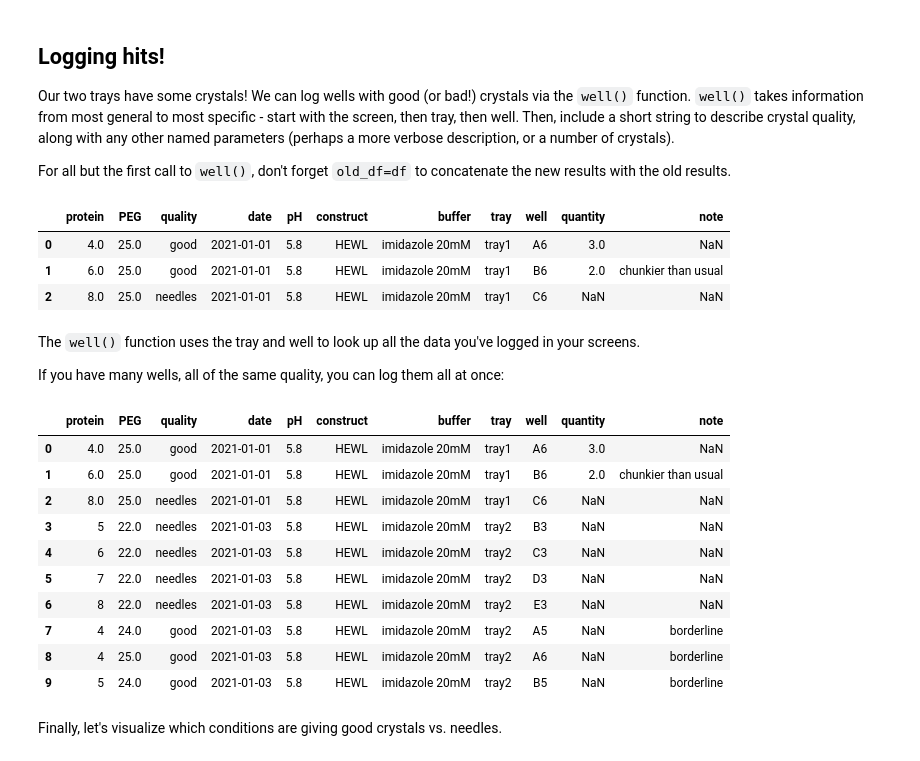
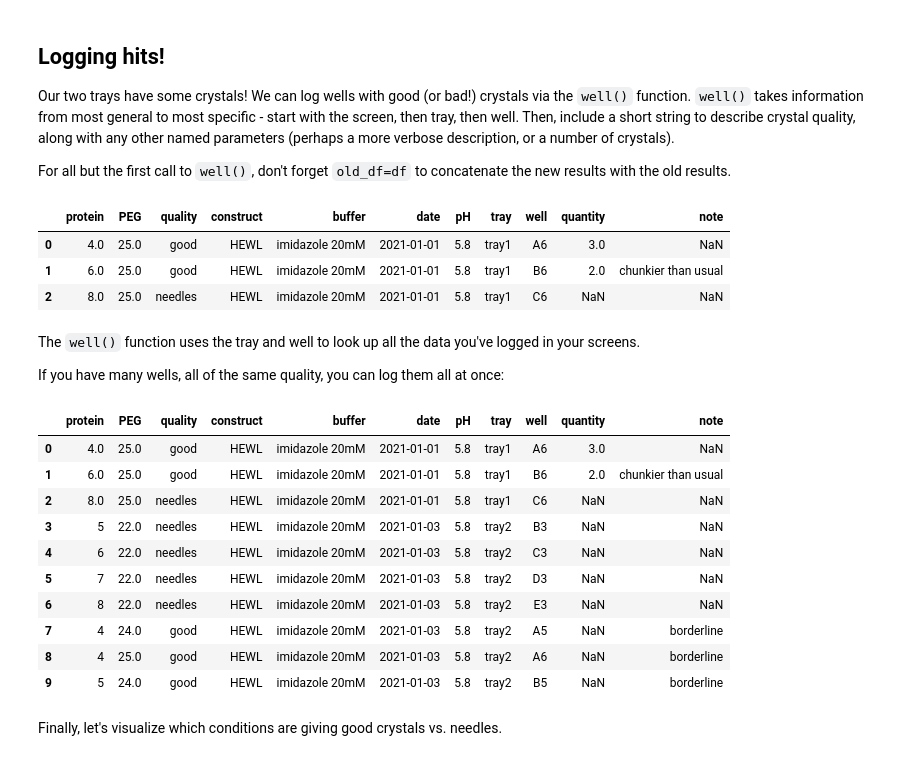
Before and after one commit to dennisbrookner/traytable, a Jupyter notebook: 1_sample.ipynb, the cells around one changed output. Drawn from its saved outputs; the diff is of its cells as text; code cells hidden in the pictures.

```diff
--- a/1_sample.ipynb
+++ b/1_sample.ipynb
@@ -22,7 +22,7 @@ Most importantly, `tray()` accepts arguments `rows` and `cols` to specify the va
  - with a list of numbers equal in length to the number of rows/columns, which get mapped to rows/columns explicitly
  - with a single number, which will be used for all rows/columns
 # %%
-myscreen = tt.tray(myscreen, 'tray1', date = '2021-01-01', pH = 5.8,
-                  rows = [4,18],
-                  cols = [20,25])
+tray1 = tt.tray(myscreen, date = '2021-01-01', pH = 5.8,
+                rows = [4,18],
+                cols = [20,25])
 # %% [markdown]
@@ -30,6 +30,6 @@ The `clonetray()` method clones a tray with useage `clonetray(screen, oldtray, n
 # %%
-myscreen = tt.clonetray(myscreen, 'tray1', 'tray2', date = '2021-01-03',
-                       rows = [4, 5, 6, 7, 8, 10, 12, 14])
+tray2 = tt.clonetray(tray1, date = '2021-01-03',
+                     rows = [4, 5, 6, 7, 8, 10, 12, 14])
 # %% [markdown]
 In this case, using `clonetray()` instead of `tray()` saves you from having to re-specify the pH and the column values, which haven't changed from the previous tray.
 # %% [markdown]
@@ -38,36 +38,36 @@ Our two trays have some crystals! We can log wells with good (or bad!) crystals
 
 For all but the first call to `well()`, don't forget `old_df=df` to concatenate the new results with the old results.
 # %%
-df = tt.well(myscreen, 'tray1', 'A6', 'good', quantity = 3)
-df = tt.well(myscreen, 'tray1', 'B6', 'good', quantity = 2, note = "chunkier than usual", old_df=df)
-df = tt.well(myscreen, 'tray1', 'C6', 'needles', old_df=df)
+df = tt.well(tray1, 'A6', 'good', quantity = 3)
+df = tt.well(tray1, 'B6', 'good', quantity = 2, note = "chunkier than usual", old_df=df)
+df = tt.well(tray1, 'C6', 'needles', old_df=df)
 # %%
 df
 # %% [output]
-|  | protein | PEG | quality | date | pH | construct | buffer | tray | well | quantity | note |
-| 0 | 4.0 | 25.0 | good | 2021-01-01 | 5.8 | HEWL | imidazole 20mM | tray1 | A6 | 3.0 | NaN |
-| 1 | 6.0 | 25.0 | good | 2021-01-01 | 5.8 | HEWL | imidazole 20mM | tray1 | B6 | 2.0 | chunkier than usual |
-| 2 | 8.0 | 25.0 | needles | 2021-01-01 | 5.8 | HEWL | imidazole 20mM | tray1 | C6 | NaN | NaN |
+|  | protein | PEG | quality | construct | buffer | date | pH | tray | well | quantity | note |
+| 0 | 4.0 | 25.0 | good | HEWL | imidazole 20mM | 2021-01-01 | 5.8 | tray1 | A6 | 3.0 | NaN |
+| 1 | 6.0 | 25.0 | good | HEWL | imidazole 20mM | 2021-01-01 | 5.8 | tray1 | B6 | 2.0 | chunkier than usual |
+| 2 | 8.0 | 25.0 | needles | HEWL | imidazole 20mM | 2021-01-01 | 5.8 | tray1 | C6 | NaN | NaN |
 # %% [markdown]
 The `well()` function uses the tray and well to look up all the data you've logged in your screens.
 
 If you have many wells, all of the same quality, you can log them all at once:
 # %%
-df = tt.well(myscreen, 'tray2', ['B3', 'C3', 'D3', 'E3'], 'needles', old_df=df)
-df = tt.well(myscreen, 'tray2', ['A5', 'A6', 'B5'], 'good', old_df=df, note='borderline')
+df = tt.well(tray2, ['B3', 'C3', 'D3', 'E3'], 'needles', old_df=df)
+df = tt.well(tray2, ['A5', 'A6', 'B5'], 'good', old_df=df, note='borderline')
 df
 # %% [output]
-|  | protein | PEG | quality | date | pH | construct | buffer | tray | well | quantity | note |
-| 0 | 4.0 | 25.0 | good | 2021-01-01 | 5.8 | HEWL | imidazole 20mM | tray1 | A6 | 3.0 | NaN |
-| 1 | 6.0 | 25.0 | good | 2021-01-01 | 5.8 | HEWL | imidazole 20mM | tray1 | B6 | 2.0 | chunkier than usual |
-| 2 | 8.0 | 25.0 | needles | 2021-01-01 | 5.8 | HEWL | imidazole 20mM | tray1 | C6 | NaN | NaN |
-| 3 | 5 | 22.0 | needles | 2021-01-03 | 5.8 | HEWL | imidazole 20mM | tray2 | B3 | NaN | NaN |
-| 4 | 6 | 22.0 | needles | 2021-01-03 | 5.8 | HEWL | imidazole 20mM | tray2 | C3 | NaN | NaN |
-| 5 | 7 | 22.0 | needles | 2021-01-03 | 5.8 | HEWL | imidazole 20mM | tray2 | D3 | NaN | NaN |
-| 6 | 8 | 22.0 | needles | 2021-01-03 | 5.8 | HEWL | imidazole 20mM | tray2 | E3 | NaN | NaN |
-| 7 | 4 | 24.0 | good | 2021-01-03 | 5.8 | HEWL | imidazole 20mM | tray2 | A5 | NaN | borderline |
-| 8 | 4 | 25.0 | good | 2021-01-03 | 5.8 | HEWL | imidazole 20mM | tray2 | A6 | NaN | borderline |
-| 9 | 5 | 24.0 | good | 2021-01-03 | 5.8 | HEWL | imidazole 20mM | tray2 | B5 | NaN | borderline |
+|  | protein | PEG | quality | construct | buffer | date | pH | tray | well | quantity | note |
+| 0 | 4.0 | 25.0 | good | HEWL | imidazole 20mM | 2021-01-01 | 5.8 | tray1 | A6 | 3.0 | NaN |
+| 1 | 6.0 | 25.0 | good | HEWL | imidazole 20mM | 2021-01-01 | 5.8 | tray1 | B6 | 2.0 | chunkier than usual |
+| 2 | 8.0 | 25.0 | needles | HEWL | imidazole 20mM | 2021-01-01 | 5.8 | tray1 | C6 | NaN | NaN |
+| 3 | 5 | 22.0 | needles | HEWL | imidazole 20mM | 2021-01-03 | 5.8 | tray2 | B3 | NaN | NaN |
+| 4 | 6 | 22.0 | needles | HEWL | imidazole 20mM | 2021-01-03 | 5.8 | tray2 | C3 | NaN | NaN |
+| 5 | 7 | 22.0 | needles | HEWL | imidazole 20mM | 2021-01-03 | 5.8 | tray2 | D3 | NaN | NaN |
+| 6 | 8 | 22.0 | needles | HEWL | imidazole 20mM | 2021-01-03 | 5.8 | tray2 | E3 | NaN | NaN |
+| 7 | 4 | 24.0 | good | HEWL | imidazole 20mM | 2021-01-03 | 5.8 | tray2 | A5 | NaN | borderline |
+| 8 | 4 | 25.0 | good | HEWL | imidazole 20mM | 2021-01-03 | 5.8 | tray2 | A6 | NaN | borderline |
+| 9 | 5 | 24.0 | good | HEWL | imidazole 20mM | 2021-01-03 | 5.8 | tray2 | B5 | NaN | borderline |
 # %% [markdown]
 Finally, let's visualize which conditions are giving good crystals vs. needles.
 # %%
```
Also changed, not shown: parts of 3 cells of this notebook, 1 other file.
